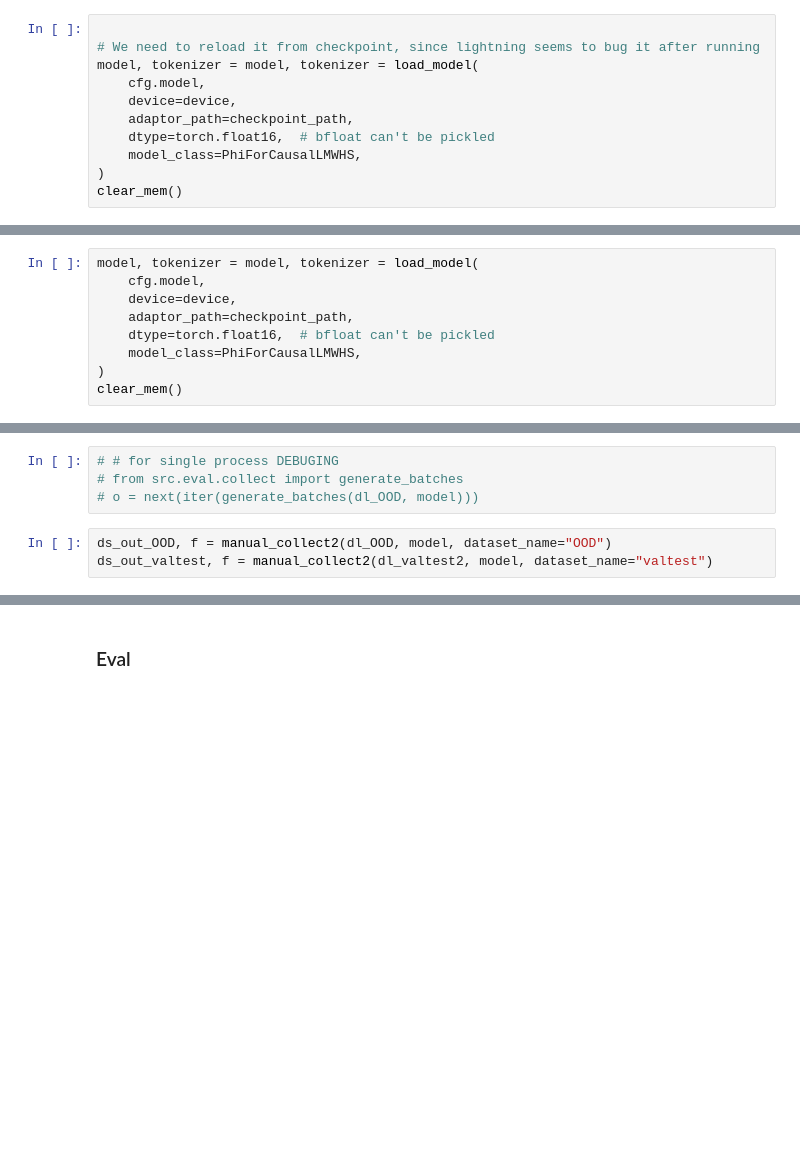
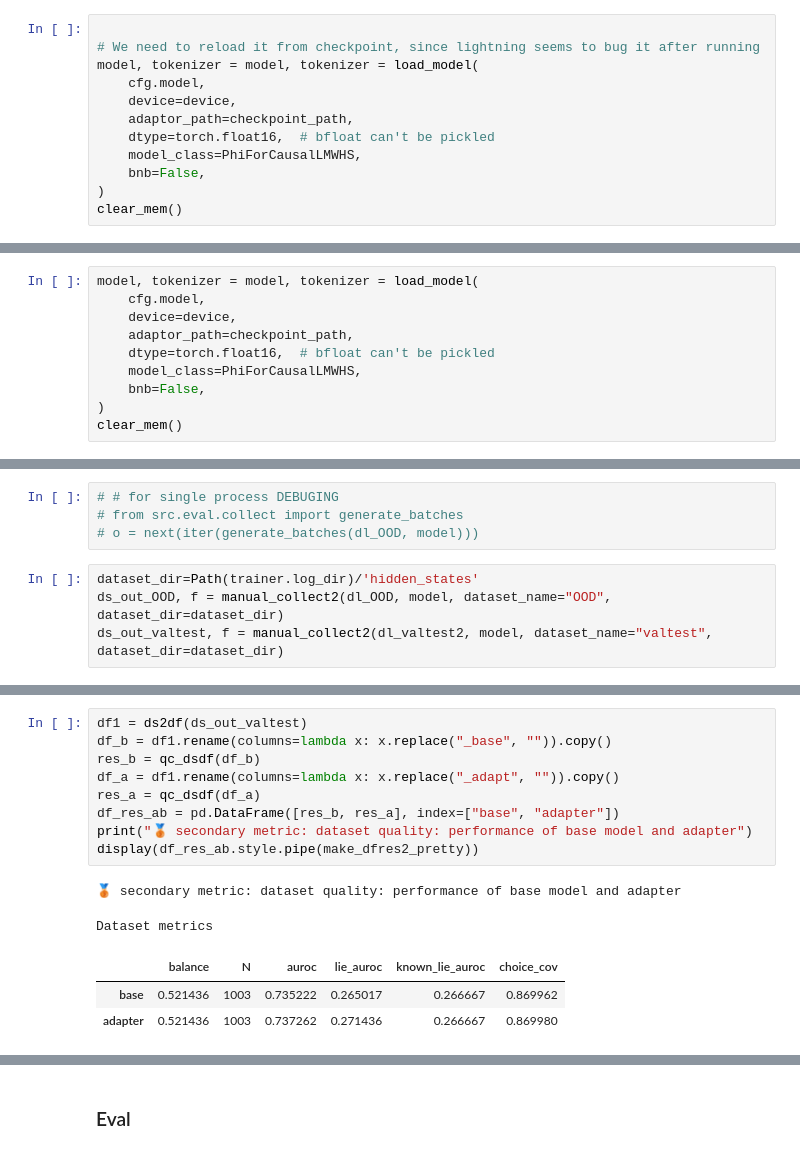
Before and after one commit to wassname/LoRA_are_lie_detectors, a Jupyter notebook: notebooks/05_mjc_lie.ipynb, the cells around one changed output, grey strips where cells are left out. Cells and saved outputs as stored; diff of their text form; blank space fills up the shorter version.

```diff
--- a/notebooks/05_mjc_lie.ipynb
+++ b/notebooks/05_mjc_lie.ipynb
@@ -315,5 +441,6 @@ model, tokenizer = model, tokenizer = load_model(
     adaptor_path=checkpoint_path,
     dtype=torch.float16,  # bfloat can't be pickled
     model_class=PhiForCausalLMWHS,
+    bnb=False,
 )
 clear_mem()
@@ -400,5 +608,6 @@ model, tokenizer = model, tokenizer = load_model(
     adaptor_path=checkpoint_path,
     dtype=torch.float16,  # bfloat can't be pickled
     model_class=PhiForCausalLMWHS,
+    bnb=False,
 )
 clear_mem()
@@ -413,5 +625,6 @@ from src.helpers.torch_helpers import batch_to_device
 # from src.eval.collect import generate_batches
 # o = next(iter(generate_batches(dl_OOD, model)))
 # %%
-ds_out_OOD, f = manual_collect2(dl_OOD, model, dataset_name="OOD")
-ds_out_valtest, f = manual_collect2(dl_valtest2, model, dataset_name="valtest")
+dataset_dir=Path(trainer.log_dir)/'hidden_states'
+ds_out_OOD, f = manual_collect2(dl_OOD, model, dataset_name="OOD", dataset_dir=dataset_dir)
+ds_out_valtest, f = manual_collect2(dl_valtest2, model, dataset_name="valtest", dataset_dir=dataset_dir)
@@ -417,0 +648,15 @@ ds_out_valtest, f = manual_collect2(dl_valtest2, model, dataset_name="valtest")
+# %%
+df1 = ds2df(ds_out_valtest)
+df_b = df1.rename(columns=lambda x: x.replace("_base", "")).copy()
+res_b = qc_dsdf(df_b)
+df_a = df1.rename(columns=lambda x: x.replace("_adapt", "")).copy()
+res_a = qc_dsdf(df_a)
+df_res_ab = pd.DataFrame([res_b, res_a], index=["base", "adapter"])
+print("🥉 secondary metric: dataset quality: performance of base model and adapter")
+display(df_res_ab.style.pipe(make_dfres2_pretty))
+# %% [output]
+🥉 secondary metric: dataset quality: performance of base model and adapter
+Dataset metrics
+|  | balance | N | auroc | lie_auroc | known_lie_auroc | choice_cov |
+| base | 0.521436 | 1003 | 0.735222 | 0.265017 | 0.266667 | 0.869962 |
+| adapter | 0.521436 | 1003 | 0.737262 | 0.271436 | 0.266667 | 0.869980 |
```
Also changed, not shown: parts of 35 cells of this notebook, 22 other files.
